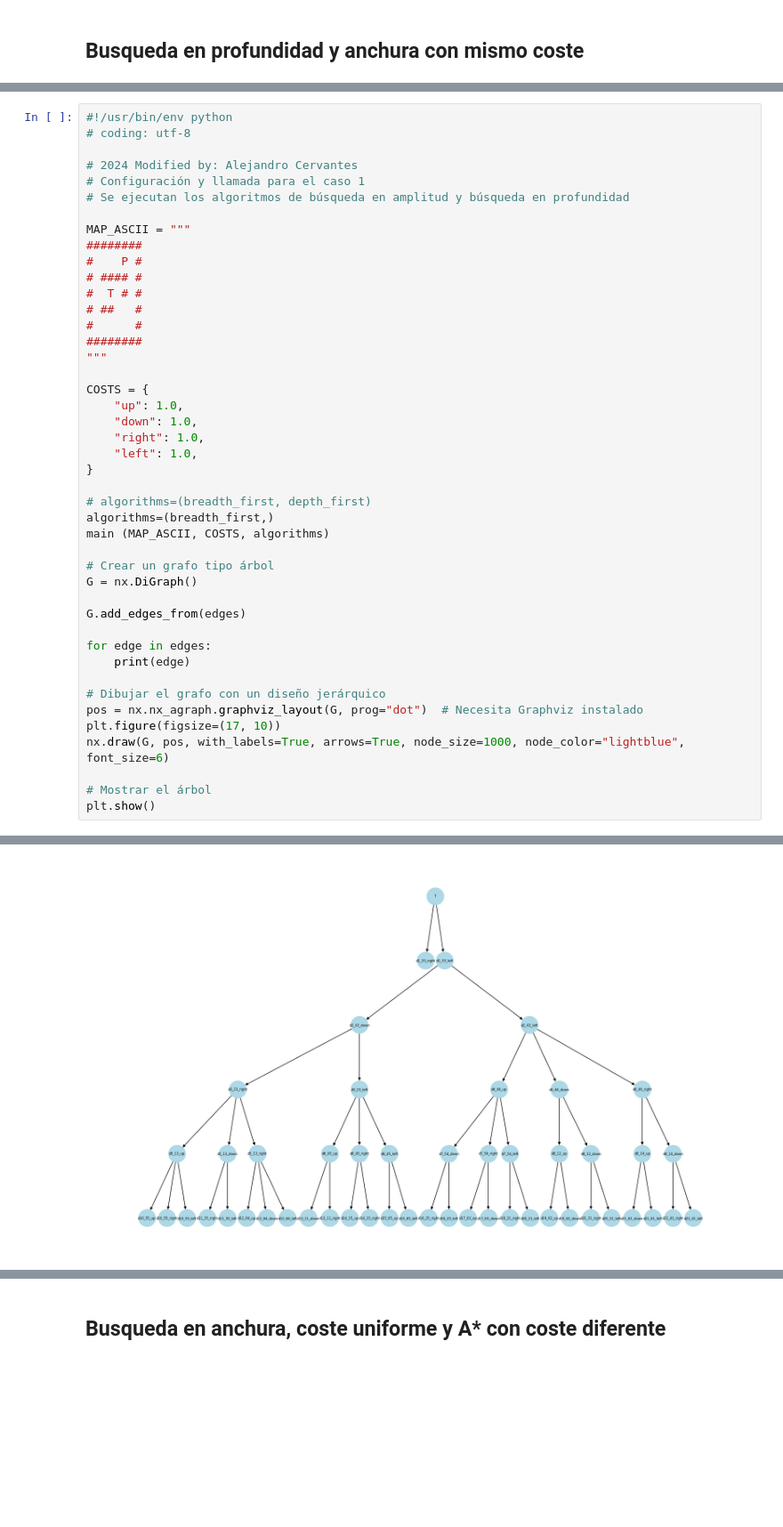
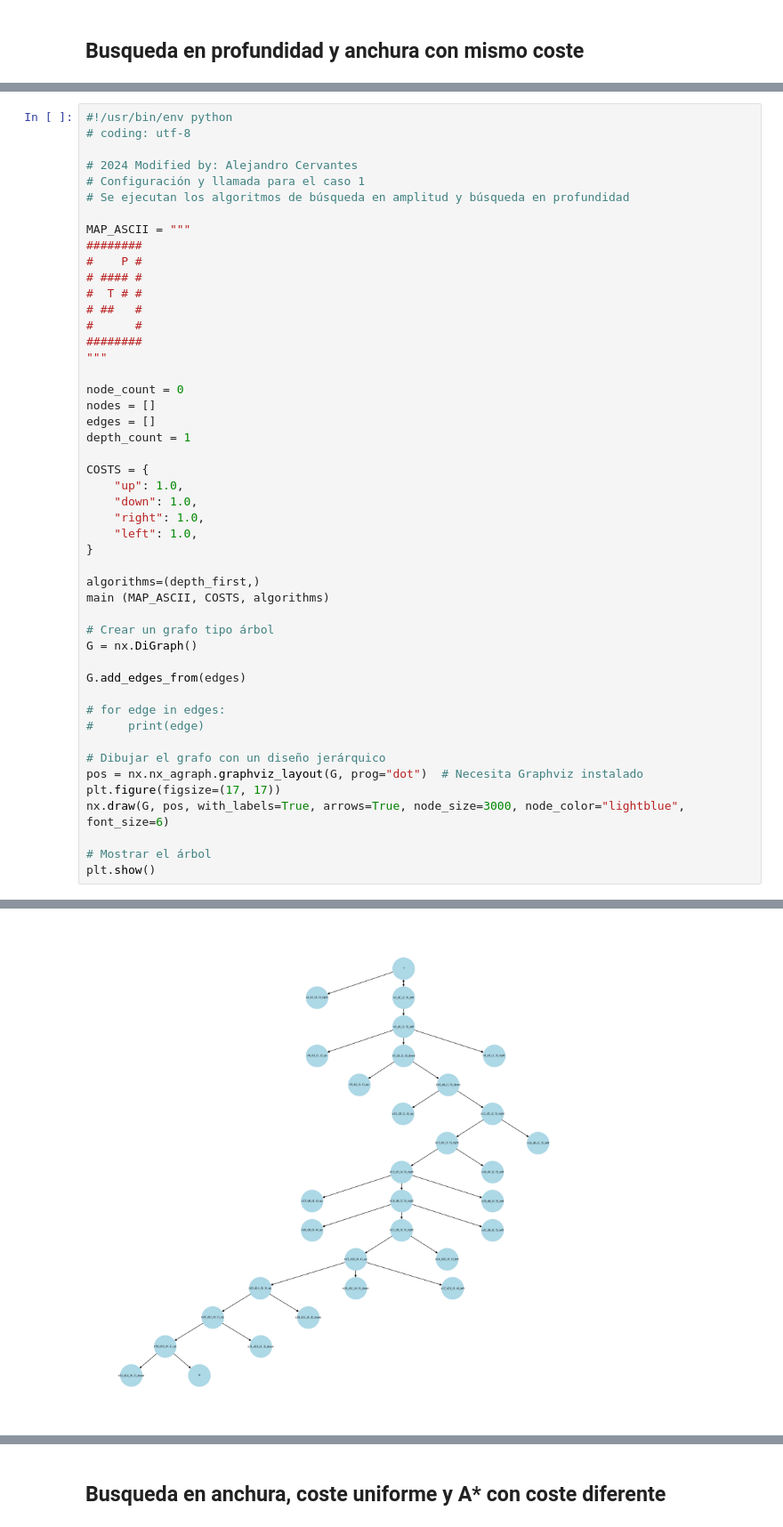
Before and after one commit to UNIR-RPA/UNIR-RPA-ACTIVIDAD-1, a Jupyter notebook: miunar04_act1/Cuaderno_Actividad_1_Búsqueda.ipynb, the cells around one changed output, grey strips where cells are left out. Shown at 89% size. Drawn from its saved outputs; the diff is of its cells as text; blank space fills up the shorter version.

```diff
--- a/miunar04_act1/Cuaderno_Actividad_1_Búsqueda.ipynb
+++ b/miunar04_act1/Cuaderno_Actividad_1_Búsqueda.ipynb
@@ -212,6 +314,11 @@ MAP_ASCII = """
 ########
 """
 
+node_count = 0
+nodes = []
+edges = []
+depth_count = 1
+
 COSTS = {
     "up": 1.0,
     "down": 1.0,
@@ -219,8 +326,7 @@ COSTS = {
     "left": 1.0,
 }
 
-# algorithms=(breadth_first, depth_first)
-algorithms=(breadth_first,)
+algorithms=(depth_first,)
 main (MAP_ASCII, COSTS, algorithms)
 
 # Crear un grafo tipo árbol
@@ -228,13 +334,13 @@ G = nx.DiGraph()
 
 G.add_edges_from(edges)
 
-for edge in edges:
-    print(edge)
+# for edge in edges:
+#     print(edge)
 
 # Dibujar el grafo con un diseño jerárquico
 pos = nx.nx_agraph.graphviz_layout(G, prog="dot")  # Necesita Graphviz instalado
-plt.figure(figsize=(17, 10))
-nx.draw(G, pos, with_labels=True, arrows=True, node_size=1000, node_color="lightblue", font_size=6)
+plt.figure(figsize=(17, 17))
+nx.draw(G, pos, with_labels=True, arrows=True, node_size=3000, node_color="lightblue", font_size=6)
 
 # Mostrar el árbol
 plt.show()
@@ -259 +361 @@ visited nodes: 23
-[figure, old version]
+[figure, new version]
```
Also changed, not shown: parts of 10 cells of this notebook, 1 other file.
